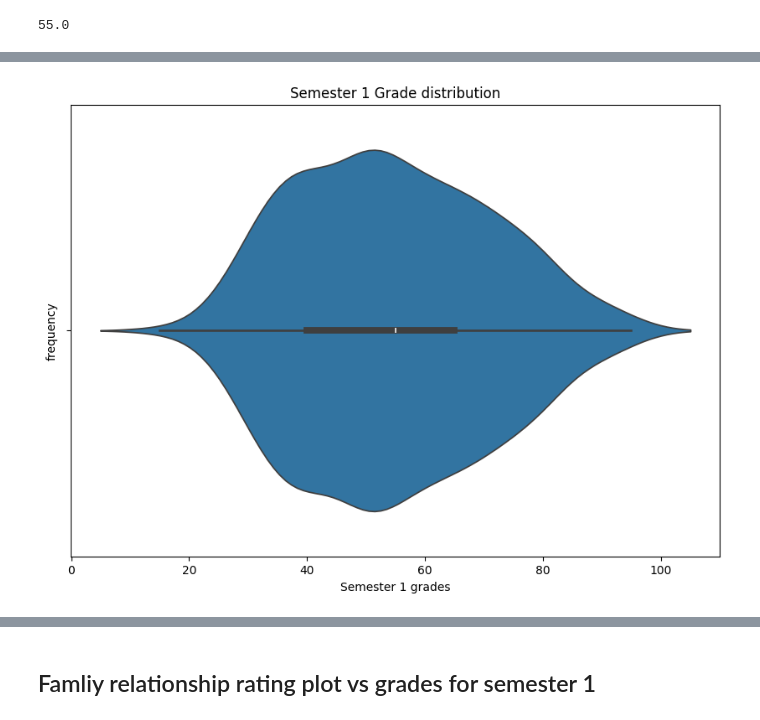
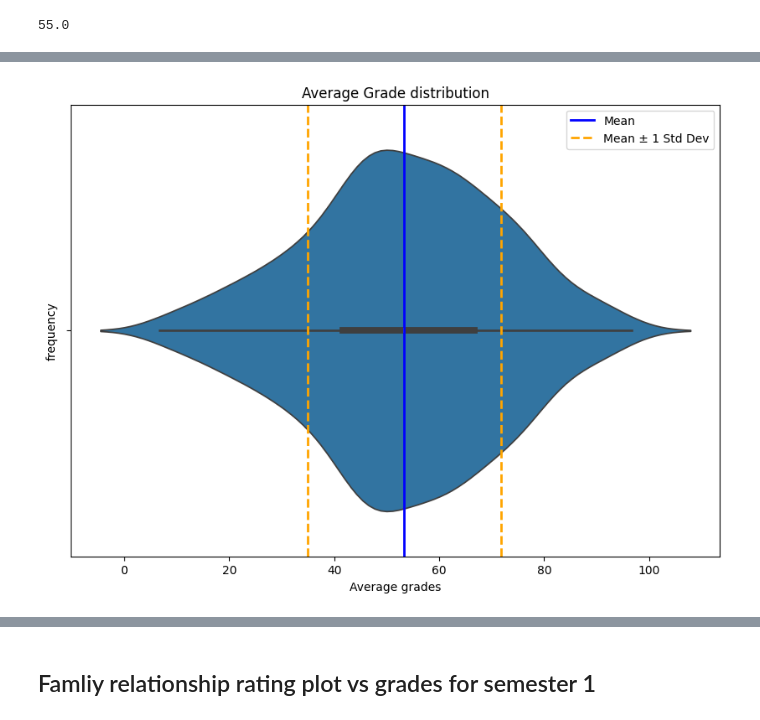
Before and after one commit to Xninety-nine/Springboard, a Jupyter notebook: Captstone 2_Modeling.ipynb, the cells around one changed output, grey strips where cells are left out. Saved outputs shown, nothing was run; the diff lists cells and outputs as text; code cells hidden in the pictures.

```diff
--- a/Captstone 2_EDA&Preprocessing.ipynb
+++ b/Captstone 2_Modeling.ipynb
@@ -488,0 +510,2 @@ Text(0.5, 0, 'semester 1 grades')
+# %%
+student_df['average_grade'] = student_df[['G1','G2','G3']].mean(axis=1) #axis=1 ensurse that the mean is drawn from each individual row (i.e. each student)
@@ -489,14 +636,19 @@ Text(0.5, 0, 'semester 1 grades')
 # %%
 fig, ax = plt.subplots(figsize=(10,7))
 
-sns.violinplot(x='G1', data=student_df, ax=ax)
+sns.violinplot(x='average_grade', data=student_df, ax=ax)
 
 #Lable axis
 
-ax.set_xlabel('Semester 1 grades')
+ax.set_xlabel('Average grades')
 ax.set_ylabel('frequency')
-ax.set_title('Semester 1 Grade distribution')
+ax.set_title('Average Grade distribution')
 
+ax.axvline(mean_all, color='blue', linestyle='solid', linewidth=2, label='Mean')
+ax.axvline(mean_all + std_all, color='orange', linestyle='dashed', linewidth=2, label='Mean ± 1 Std Dev')
+ax.axvline(mean_all - std_all, color='orange', linestyle='dashed', linewidth=2)
+
+ax.legend()
 plt.show()
 # %% [output]
-[figure, old version]
+[figure, new version]
```
Also changed, not shown: parts of 122 cells of this notebook.
